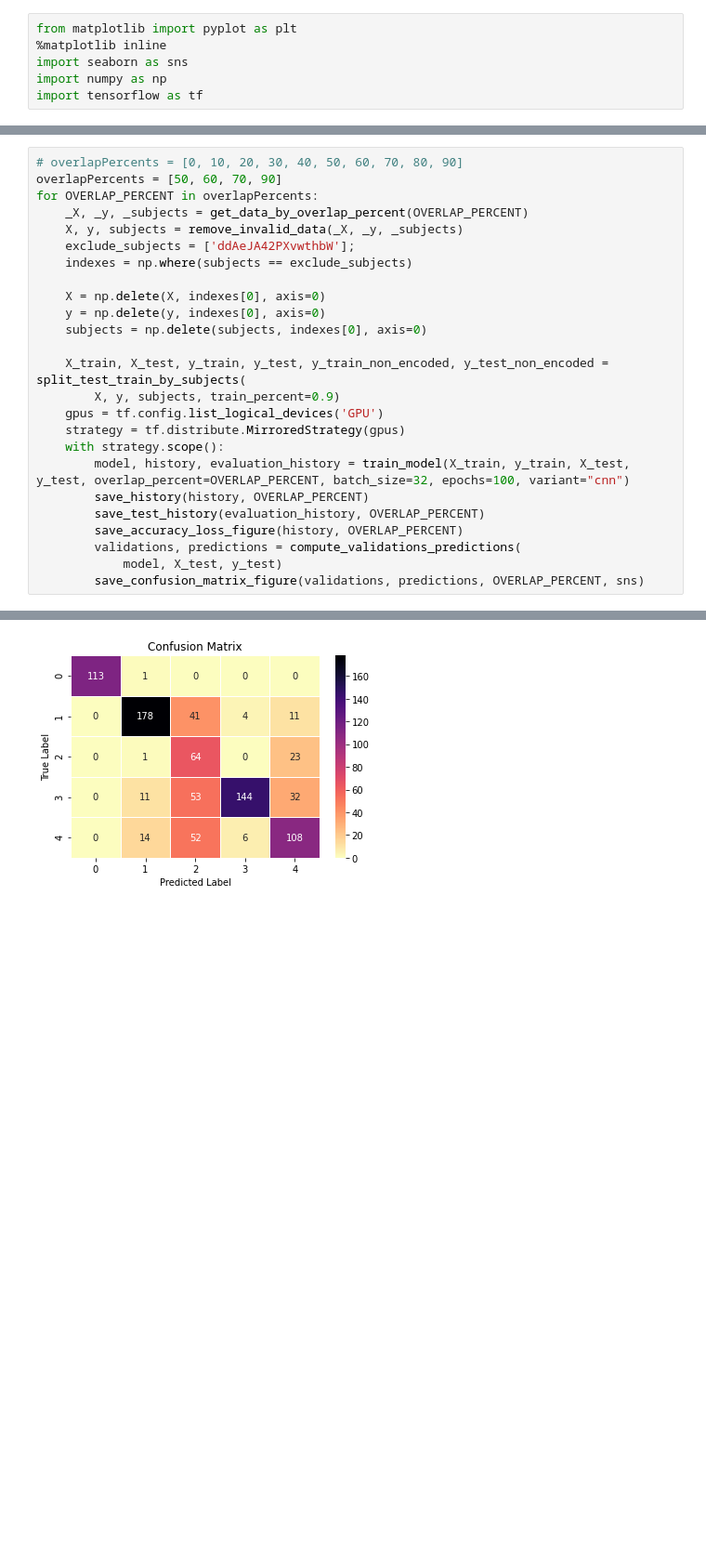
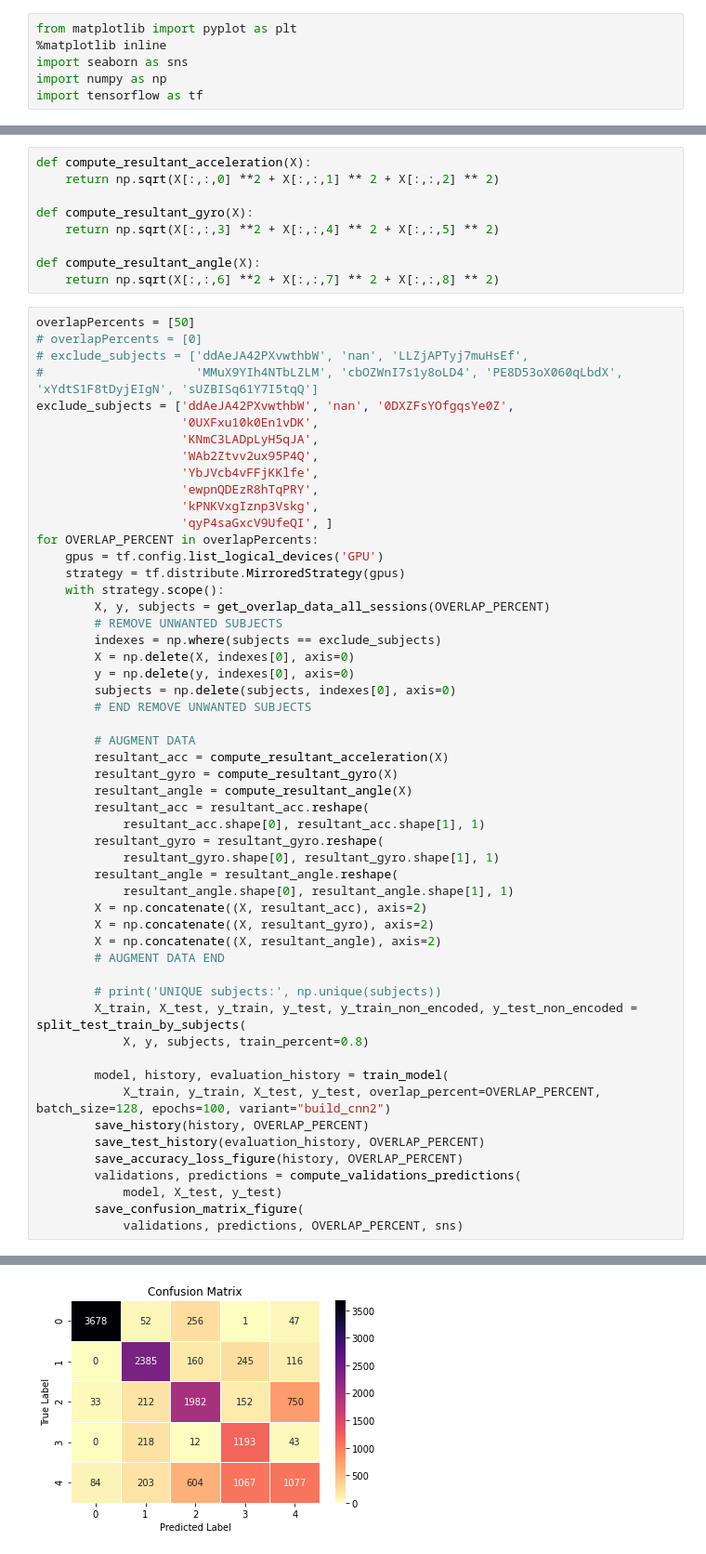
Before and after one commit to sanjevShakya/gait-deeplearning, a Jupyter notebook: notebooks/train_evaluate_all copy.ipynb, the cells around one changed output, grey strips where cells are left out. Shown: that part at 93% size. Drawn from its saved outputs; the diff is of its cells as text; blank space fills up the shorter version.

Commit message:
training using cnn-lstm

```diff
--- a/notebooks/train_evaluate_all copy.ipynb
+++ b/notebooks/train_evaluate_all copy.ipynb
@@ -13,28 +13,65 @@ from gait.utils import get_data_by_overlap_percent, split_test_train_by_subjects
 from gait.training import train_model
 from gait.evalution import save_history, save_test_history, save_accuracy_loss_figure, save_confusion_matrix_figure, compute_validations_predictions
+# %%
+def compute_resultant_acceleration(X):
+    return np.sqrt(X[:,:,0] **2 + X[:,:,1] ** 2 + X[:,:,2] ** 2)
+
+def compute_resultant_gyro(X):
+    return np.sqrt(X[:,:,3] **2 + X[:,:,4] ** 2 + X[:,:,5] ** 2)
+
+def compute_resultant_angle(X):
+    return np.sqrt(X[:,:,6] **2 + X[:,:,7] ** 2 + X[:,:,8] ** 2)
 # %%
-# overlapPercents = [0, 10, 20, 30, 40, 50, 60, 70, 80, 90]
-overlapPercents = [50, 60, 70, 90]
+overlapPercents = [50]
+# overlapPercents = [0]
+# exclude_subjects = ['ddAeJA42PXvwthbW', 'nan', 'LLZjAPTyj7muHsEf',
+#                     'MMuX9YIh4NTbLZLM', 'cbOZWnI7s1y8oLD4', 'PE8D53oX060qLbdX', 'xYdtS1F8tDyjEIgN', 'sUZBISq61Y7I5tqQ']
+exclude_subjects = ['ddAeJA42PXvwthbW', 'nan', '0DXZFsYOfgqsYe0Z',
+                    '0UXFxu10k0En1vDK',
+                    'KNmC3LADpLyH5qJA',
+                    'WAb2Ztvv2ux95P4Q',
+                    'YbJVcb4vFFjKKlfe',
+                    'ewpnQDEzR8hTqPRY',
+                    'kPNKVxgIznp3Vskg',
+                    'qyP4saGxcV9UfeQI', ]
 for OVERLAP_PERCENT in overlapPercents:
-    _X, _y, _subjects = get_data_by_overlap_percent(OVERLAP_PERCENT)
-    X, y, subjects = remove_invalid_data(_X, _y, _subjects)
-    exclude_subjects = ['ddAeJA42PXvwthbW'];
-    indexes = np.where(subjects == exclude_subjects)
-
-    X = np.delete(X, indexes[0], axis=0)
-    y = np.delete(y, indexes[0], axis=0)
-    subjects = np.delete(subjects, indexes[0], axis=0)
-
-    X_train, X_test, y_train, y_test, y_train_non_encoded, y_test_non_encoded = split_test_train_by_subjects(
-        X, y, subjects, train_percent=0.9)
     gpus = tf.config.list_logical_devices('GPU')
     strategy = tf.distribute.MirroredStrategy(gpus)
     with strategy.scope():
-        model, history, evaluation_history = train_model(X_train, y_train, X_test, y_test, overlap_percent=OVERLAP_PERCENT, batch_size=32, epochs=100, variant="cnn")
+        X, y, subjects = get_overlap_data_all_sessions(OVERLAP_PERCENT)
+        # REMOVE UNWANTED SUBJECTS
+        indexes = np.where(subjects == exclude_subjects)
+        X = np.delete(X, indexes[0], axis=0)
+        y = np.delete(y, indexes[0], axis=0)
+        subjects = np.delete(subjects, indexes[0], axis=0)
+        # END REMOVE UNWANTED SUBJECTS
+
+        # AUGMENT DATA
+        resultant_acc = compute_resultant_acceleration(X)
+        resultant_gyro = compute_resultant_gyro(X)
+        resultant_angle = compute_resultant_angle(X)
+        resultant_acc = resultant_acc.reshape(
+            resultant_acc.shape[0], resultant_acc.shape[1], 1)
+        resultant_gyro = resultant_gyro.reshape(
+            resultant_gyro.shape[0], resultant_gyro.shape[1], 1)
+        resultant_angle = resultant_angle.reshape(
+            resultant_angle.shape[0], resultant_angle.shape[1], 1)
+        X = np.concatenate((X, resultant_acc), axis=2)
+        X = np.concatenate((X, resultant_gyro), axis=2)
+        X = np.concatenate((X, resultant_angle), axis=2)
+        # AUGMENT DATA END
+
+        # print('UNIQUE subjects:', np.unique(subjects))
+        X_train, X_test, y_train, y_test, y_train_non_encoded, y_test_non_encoded = split_test_train_by_subjects(
+            X, y, subjects, train_percent=0.8)
+
+        model, history, evaluation_history = train_model(
+            X_train, y_train, X_test, y_test, overlap_percent=OVERLAP_PERCENT, batch_size=128, epochs=100, variant="build_cnn2")
         save_history(history, OVERLAP_PERCENT)
         save_test_history(evaluation_history, OVERLAP_PERCENT)
         save_accuracy_loss_figure(history, OVERLAP_PERCENT)
         validations, predictions = compute_validations_predictions(
             model, X_test, y_test)
-        save_confusion_matrix_figure(validations, predictions, OVERLAP_PERCENT, sns)
+        save_confusion_matrix_figure(
+            validations, predictions, OVERLAP_PERCENT, sns)
 # %% [output]
@@ -59 +113 @@ Saved validation details to /home/sanjeev/thesis/code/gait-deeplearning/notebook
-[figure, old version]
+[figure, new version]
```
Also changed, not shown: parts of 2 cells of this notebook, 10 other files.
